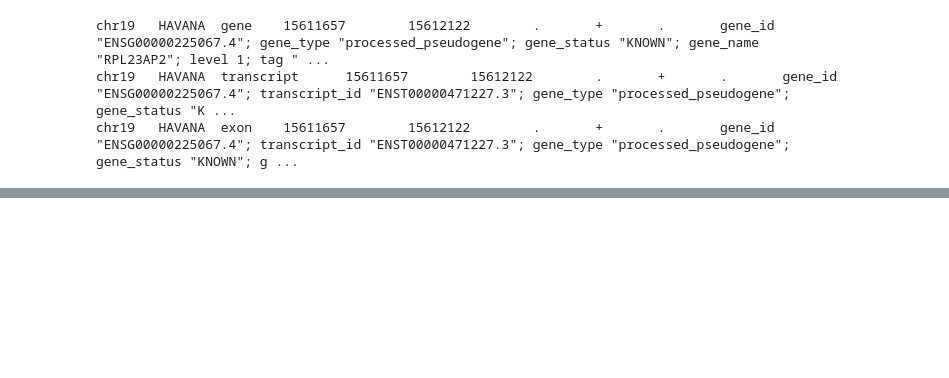
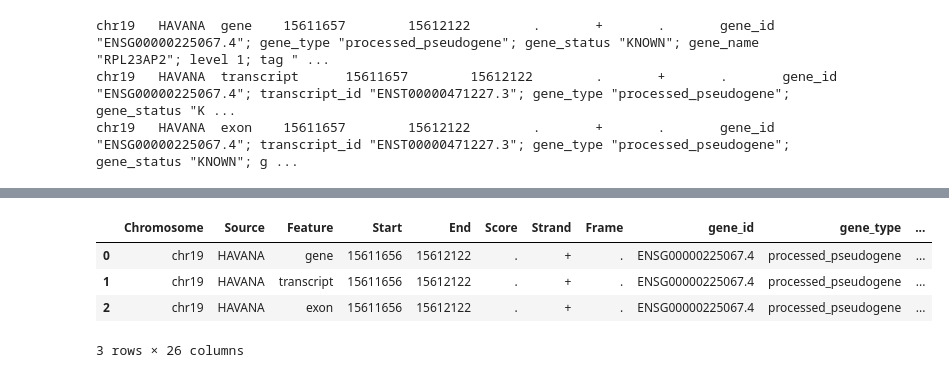
Before and after one commit to hisplan/10k-ft-overview-seqc, a Jupyter notebook: h5/explore-h5.ipynb, the cells around one changed output, grey strips where cells are left out. Saved outputs shown, nothing was run; the diff lists cells and outputs as text; code cells hidden in the pictures; blank space fills up the shorter version.

```diff
--- a/h5/read-h5.ipynb
+++ b/h5/explore-h5.ipynb
@@ -254,0 +341,3 @@ chr19   HAVANA  exon    15611657        15612122        .       +       .
+# %%
+mask = (gr.gene_id == gene_id + ".4")
+mask
@@ -254,0 +357,8 @@ chr19   HAVANA  exon    15611657        15612122        .       +       .
+# %%
+gr[ mask ]
+# %% [output]
+|  | Chromosome | Source | Feature | Start | End | Score | Strand | Frame | gene_id | gene_type | ... |
+| 0 | chr19 | HAVANA | gene | 15611656 | 15612122 | . | + | . | ENSG00000225067.4 | processed_pseudogene | ... |
+| 1 | chr19 | HAVANA | transcript | 15611656 | 15612122 | . | + | . | ENSG00000225067.4 | processed_pseudogene | ... |
+| 2 | chr19 | HAVANA | exon | 15611656 | 15612122 | . | + | . | ENSG00000225067.4 | processed_pseudogene | ... |
+3 rows × 26 columns
```
Also changed, not shown: parts of 30 cells of this notebook.
